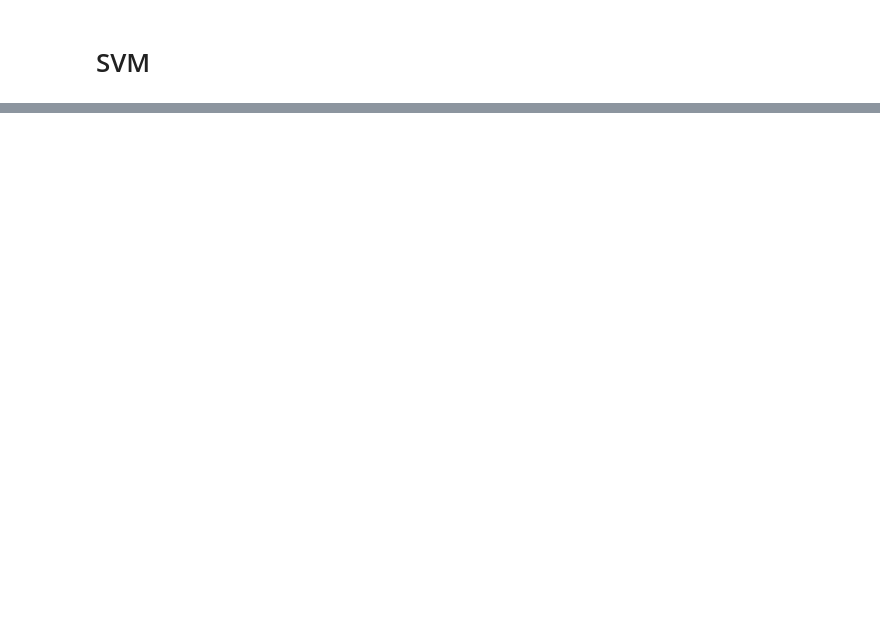
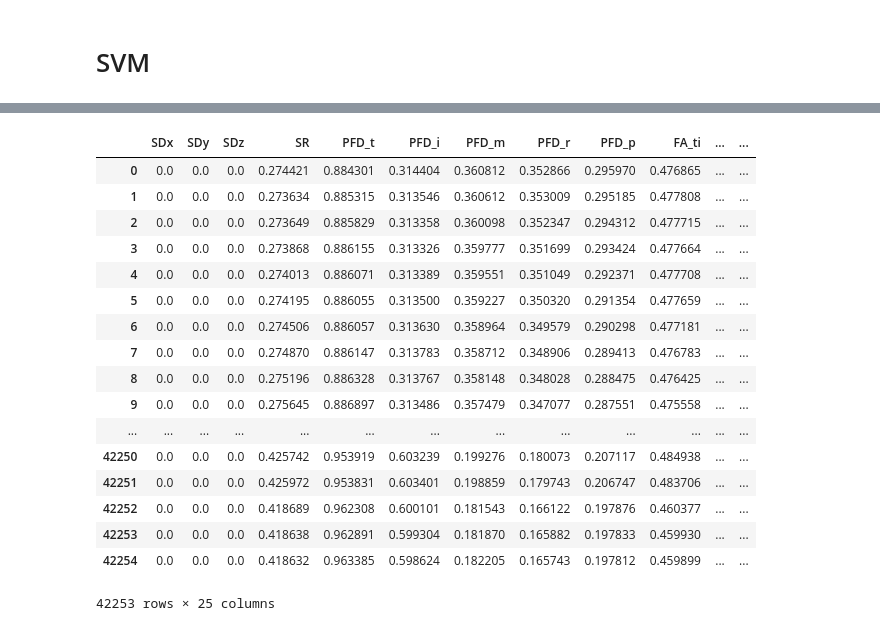
Before and after one commit to owenmedina/FingerSpell, a Jupyter notebook: SVM-Fast.ipynb, the cells around one changed output, grey strips where cells are left out. Saved outputs shown, nothing was run; the diff lists cells and outputs as text; code cells hidden in the pictures; blank space fills up the shorter version.

```diff
--- a/SVM-Fast.ipynb
+++ b/SVM-Fast.ipynb
@@ -96,3 +145,40 @@ df = df.apply(pd.to_numeric, errors='coerce')
+# %%
+#Scale
+
+
+size = len(df.columns)
+for i, row in df.iterrows():
+    max = np.max(row[:-1])
+    for index, val in enumerate(row):
+        if (index < size - 1):
+            #print("Val ",val)
+            #print("Max ",max)
+            scaled =  val / max
+            df.set_value(i,df.columns[index],scaled)
+            #print(row)
+
+
+#scaleFeatures(df)
+df
+# %% [output]
+|  | SDx | SDy | SDz | SR | PFD_t | PFD_i | PFD_m | PFD_r | PFD_p | FA_ti | ... | ... |
+| 0 | 0.0 | 0.0 | 0.0 | 0.274421 | 0.884301 | 0.314404 | 0.360812 | 0.352866 | 0.295970 | 0.476865 | ... | ... |
+| 1 | 0.0 | 0.0 | 0.0 | 0.273634 | 0.885315 | 0.313546 | 0.360612 | 0.353009 | 0.295185 | 0.477808 | ... | ... |
+| 2 | 0.0 | 0.0 | 0.0 | 0.273649 | 0.885829 | 0.313358 | 0.360098 | 0.352347 | 0.294312 | 0.477715 | ... | ... |
+| 3 | 0.0 | 0.0 | 0.0 | 0.273868 | 0.886155 | 0.313326 | 0.359777 | 0.351699 | 0.293424 | 0.477664 | ... | ... |
+| 4 | 0.0 | 0.0 | 0.0 | 0.274013 | 0.886071 | 0.313389 | 0.359551 | 0.351049 | 0.292371 | 0.477708 | ... | ... |
+| 5 | 0.0 | 0.0 | 0.0 | 0.274195 | 0.886055 | 0.313500 | 0.359227 | 0.350320 | 0.291354 | 0.477659 | ... | ... |
+| 6 | 0.0 | 0.0 | 0.0 | 0.274506 | 0.886057 | 0.313630 | 0.358964 | 0.349579 | 0.290298 | 0.477181 | ... | ... |
+| 7 | 0.0 | 0.0 | 0.0 | 0.274870 | 0.886147 | 0.313783 | 0.358712 | 0.348906 | 0.289413 | 0.476783 | ... | ... |
+| 8 | 0.0 | 0.0 | 0.0 | 0.275196 | 0.886328 | 0.313767 | 0.358148 | 0.348028 | 0.288475 | 0.476425 | ... | ... |
+| 9 | 0.0 | 0.0 | 0.0 | 0.275645 | 0.886897 | 0.313486 | 0.357479 | 0.347077 | 0.287551 | 0.475558 | ... | ... |
+| ... | ... | ... | ... | ... | ... | ... | ... | ... | ... | ... | ... | ... |
+| 42250 | 0.0 | 0.0 | 0.0 | 0.425742 | 0.953919 | 0.603239 | 0.199276 | 0.180073 | 0.207117 | 0.484938 | ... | ... |
+| 42251 | 0.0 | 0.0 | 0.0 | 0.425972 | 0.953831 | 0.603401 | 0.198859 | 0.179743 | 0.206747 | 0.483706 | ... | ... |
+| 42252 | 0.0 | 0.0 | 0.0 | 0.418689 | 0.962308 | 0.600101 | 0.181543 | 0.166122 | 0.197876 | 0.460377 | ... | ... |
+| 42253 | 0.0 | 0.0 | 0.0 | 0.418638 | 0.962891 | 0.599304 | 0.181870 | 0.165882 | 0.197833 | 0.459930 | ... | ... |
+| 42254 | 0.0 | 0.0 | 0.0 | 0.418632 | 0.963385 | 0.598624 | 0.182205 | 0.165743 | 0.197812 | 0.459899 | ... | ... |
+42253 rows × 25 columns
 # %%
 X = df.drop('labels', axis=1)
 y = df['labels']
```
Also changed, not shown: parts of 30 cells of this notebook, 10 other files.
